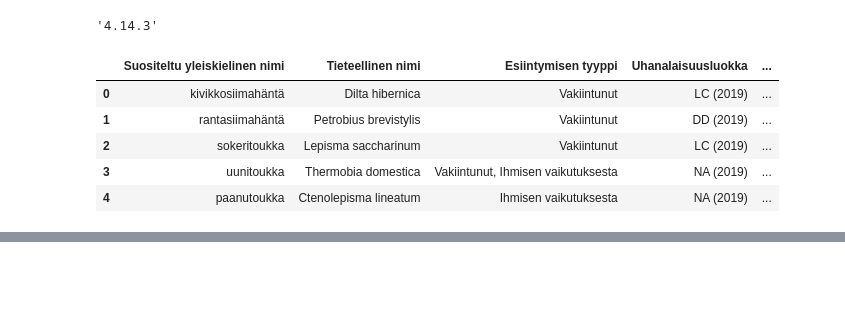
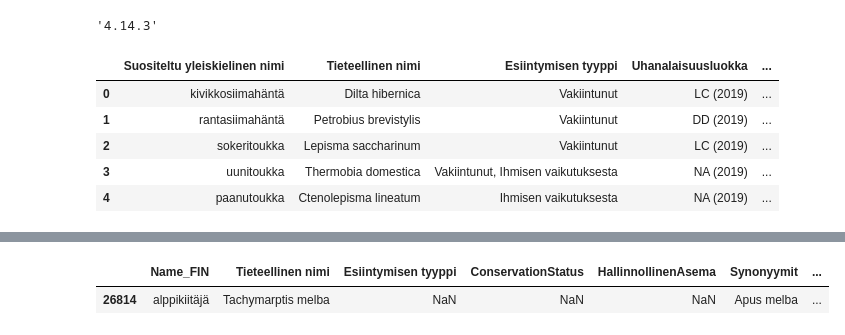
Before and after one commit to Avocadososemix/IDV2021, a Jupyter notebook: Project/interactive_data_visualization.ipynb, the cells around one changed output, grey strips where cells are left out. Cells and saved outputs as stored; diff of their text form; code cells hidden in the pictures; blank space fills up the shorter version.

```diff
--- a/Project/interactive_data_visualization.ipynb
+++ b/Project/interactive_data_visualization.ipynb
@@ -70,0 +75,6 @@ df = df.replace(np.nan, 'no data', regex=True)
+# %%
+#testing mislabeled specie in fig, works here.
+df[df['Name_FIN'] == 'alppikiitäjä']
+# %% [output]
+|  | Name_FIN | Tieteellinen nimi | Esiintymisen tyyppi | ConservationStatus | HallinnollinenAsema | Synonyymit | ... |
+| 26814 | alppikiitäjä | Tachymarptis melba | NaN | NaN | NaN | Apus melba | ... |
```
Also changed, not shown: parts of 28 cells of this notebook.
